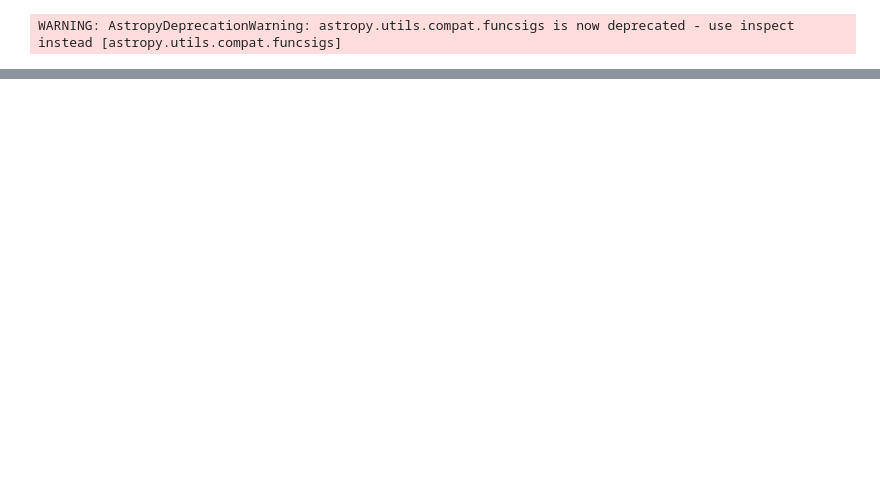
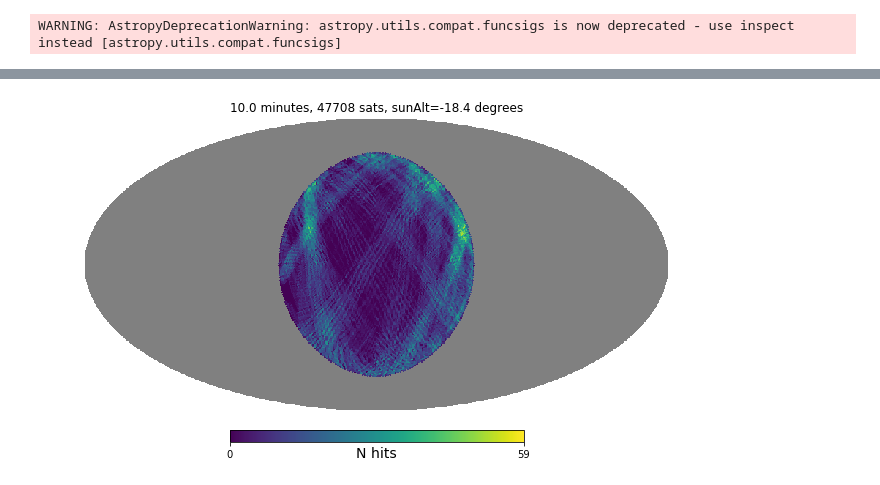
Before and after one commit to yoachim/satellite_collisions, a Jupyter notebook: around_twi_heal.ipynb, the cells around one changed output, grey strips where cells are left out. Cells and saved outputs as stored; diff of their text form; code cells hidden in the pictures; blank space fills up the shorter version.

```diff
--- a/around_twi_heal.ipynb
+++ b/around_twi_heal.ipynb
@@ -47,0 +48,3 @@ plt.savefig('post_twi_example.png')
+# %%
+supers = aroundtwi(supersize=True)
+# %% [output]
@@ -47,0 +52 @@ plt.savefig('post_twi_example.png')
+[figure, added]
```
Also changed, not shown: parts of 12 cells of this notebook, 2 other files.
